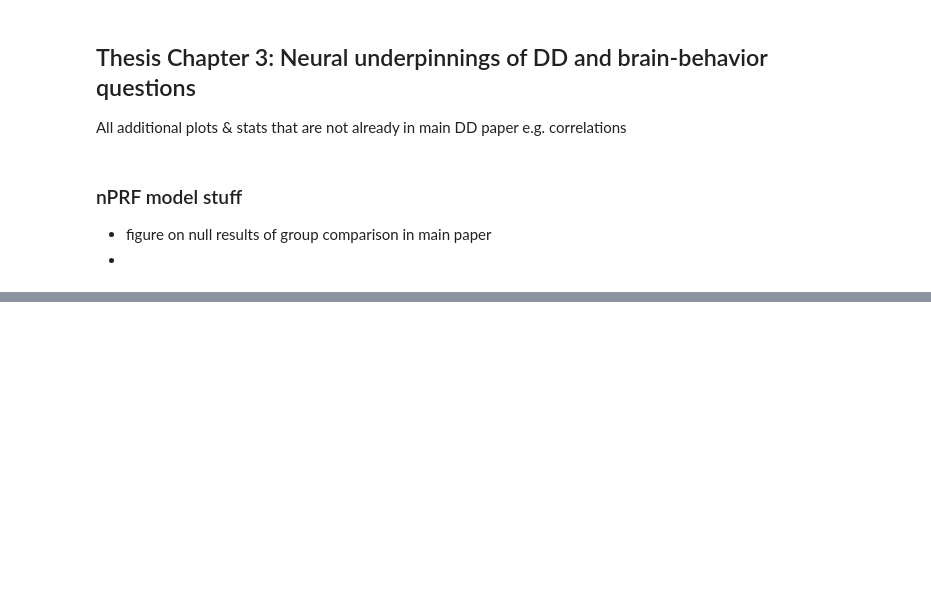
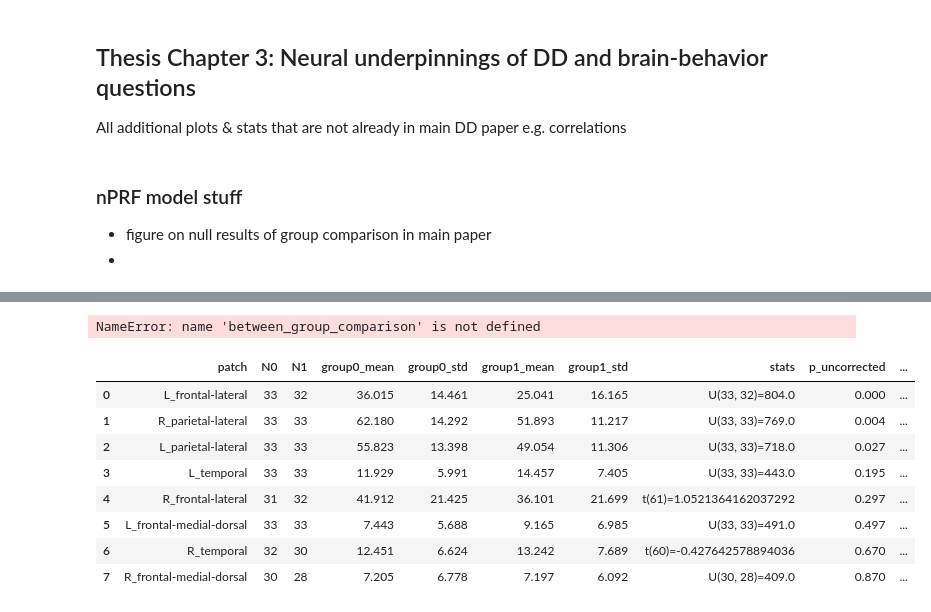
Before and after one commit to mrenke/parietal_patterns, a Jupyter notebook: prep_results/thesis_ch-DD-neuro_01.ipynb, the cells around one changed output, grey strips where cells are left out. Cells and saved outputs as stored; diff of their text form; code cells hidden in the pictures; blank space fills up the shorter version.

```diff
--- a/prep_results/thesis_ch-DD-neuro_01.ipynb
+++ b/prep_results/thesis_ch-DD-neuro_01.ipynb
@@ -128,0 +161,12 @@ newest in notebook: `parietal_patterns/gradients_noHalo/rep_groupDiffs_dParams.i
+# %%
+from parietal_patterns.utils.statistics import between_group_comparison
+
+rows_mwu = []
+for net in ['Visual2', 'Dorsal-attention', 'Somatomotor']:
+    net_data = npc_pfm_net_area_raw[npc_pfm_net_area_raw['network'] == net].set_index('subject').join(group_df, how='inner').reset_index()
+    g0 = net_data[net_data['group'] == 0]['size'].values
+    g1 = net_data[net_data['group'] == 1]['size'].values
+    stats, stats_term = between_group_comparison(net_data, 'size', group_names= [0, 1])
+    rows_mwu.append({'network': net, 'N0': len(g0), 'N1': len(g1), 'stats': f'{stats_term}={stats.statistic}', 'p': stats.pvalue})
+
+pd.DataFrame(rows_mwu)
@@ -128,0 +180,3 @@ newest in notebook: `parietal_patterns/gradients_noHalo/rep_groupDiffs_dParams.i
+# %%
+nets_DANpatch_sizes = pd.read_csv(op.join(PHENOTYPE_DIR, 'netsPFM_DANpatches_refAtlas-caNets_DDnr.csv')).rename(columns={'sub_id': 'subject'})
+nets_DANpatch_sizes.head()
@@ -128,0 +190,41 @@ newest in notebook: `parietal_patterns/gradients_noHalo/rep_groupDiffs_dParams.i
+# %%
+var = 'ind_area'
+
+rows = []
+for patch in nets_DANpatch_sizes['patch'].unique():
+    patch_data = nets_DANpatch_sizes[nets_DANpatch_sizes['patch'] == patch].set_index('subject').join(group_df, how='inner').reset_index()
+    g0 = patch_data[patch_data['group'] == 0][var].values
+    g1 = patch_data[patch_data['group'] == 1][var].values
+    stats, stats_term = between_group_comparison(patch_data, var, group_names= [0, 1])
+    rows.append({'patch': patch, 'N0': len(g0), 'N1': len(g1),
+                    'group0_mean': np.round(g0.mean(), 3),
+                    'group0_std':  np.round(g0.std(), 3),
+                    'group1_mean': np.round(g1.mean(), 3),
+                    'group1_std':  np.round(g1.std(), 3),
+                    'stats': f'{stats_term}={stats.statistic}',
+                    'p_uncorrected': stats.pvalue})
+
+#pd.DataFrame(rows)
+# %% [output]
+NameError: name 'between_group_comparison' is not defined
+# %%
+stats_df = (pd.DataFrame(rows)
+            .sort_values('p_uncorrected')
+            .reset_index(drop=True))
+
+# Bonferroni correction
+n_tests = stats_df['p_uncorrected'].notna().sum()
+stats_df['p_bonferroni'] = (stats_df['p_uncorrected'] * n_tests).clip(upper=1.0)
+
+pd.set_option('display.float_format', '{:.3f}'.format)
+display(stats_df)
+# %% [output]
+|  | patch | N0 | N1 | group0_mean | group0_std | group1_mean | group1_std | stats | p_uncorrected | ... |
+| 0 | L_frontal-lateral | 33 | 32 | 36.015 | 14.461 | 25.041 | 16.165 | U(33, 32)=804.0 | 0.000 | ... |
+| 1 | R_parietal-lateral | 33 | 33 | 62.180 | 14.292 | 51.893 | 11.217 | U(33, 33)=769.0 | 0.004 | ... |
+| 2 | L_parietal-lateral | 33 | 33 | 55.823 | 13.398 | 49.054 | 11.306 | U(33, 33)=718.0 | 0.027 | ... |
+| 3 | L_temporal | 33 | 33 | 11.929 | 5.991 | 14.457 | 7.405 | U(33, 33)=443.0 | 0.195 | ... |
+| 4 | R_frontal-lateral | 31 | 32 | 41.912 | 21.425 | 36.101 | 21.699 | t(61)=1.0521364162037292 | 0.297 | ... |
+| 5 | L_frontal-medial-dorsal | 33 | 33 | 7.443 | 5.688 | 9.165 | 6.985 | U(33, 33)=491.0 | 0.497 | ... |
+| 6 | R_temporal | 32 | 30 | 12.451 | 6.624 | 13.242 | 7.689 | t(60)=-0.427642578894036 | 0.670 | ... |
+| 7 | R_frontal-medial-dorsal | 30 | 28 | 7.205 | 6.778 | 7.197 | 6.092 | U(30, 28)=409.0 | 0.870 | ... |
```
Also changed, not shown: parts of 21 cells of this notebook, 1 other file.
